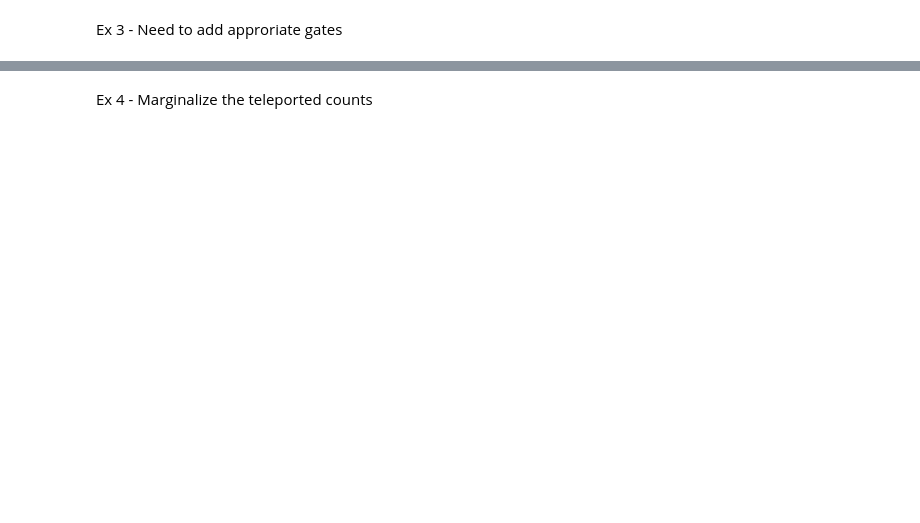
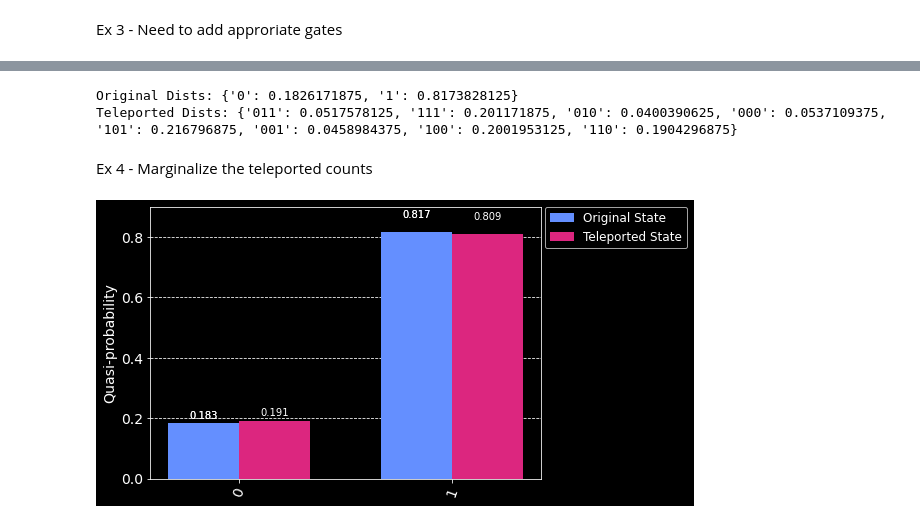
Before and after one commit to qiskit-community/qgss-2023, a Jupyter notebook: content/lab2/lab2.ipynb, the cells around one changed output, grey strips where cells are left out. Drawn from its saved outputs; the diff is of its cells as text; code cells hidden in the pictures; blank space fills up the shorter version.

Commit message:
fixed teleporation to work with Sampler from qiskit_aer

```diff
--- a/content/lab2/lab2.ipynb
+++ b/content/lab2/lab2.ipynb
@@ -321,18 +335,17 @@ angle = 5*np.pi/7
 
 qc.measure_all()
 # %%
-aer_sim = AerSimulator()
+from qiskit_aer.primitives import Sampler
+
 sampler = Sampler()
-
 job_static = sampler.run(qc.bind_parameters({theta: angle}))
 job_dynamic = sampler.run(tele_qc.bind_parameters({theta: angle}))
-# job_static = aer_sim.run(qc.bind_parameters({theta: angle}))
-# job_dynamic = aer_sim.run(tele_qc.bind_parameters({theta: angle}))
 
 print(f"Original Dists: {job_static.result().quasi_dists[0].binary_probabilities()}")
 print(f"Teleported Dists: {job_dynamic.result().quasi_dists[0].binary_probabilities()}")
-# print(f"Original Counts: {job_static.result().get_counts()}")
-# print(f"Teleported Counts: {job_dynamic.result().get_counts()}")
+# %% [output]
+Original Dists: {'0': 0.1826171875, '1': 0.8173828125}
+Teleported Dists: {'011': 0.0517578125, '111': 0.201171875, '010': 0.0400390625, '000': 0.0537109375, '101': 0.216796875, '001': 0.0458984375, '100': 0.2001953125, '110': 0.1904296875}
 # %% [markdown]
 Ex 4 - Marginalize the teleported counts
 # %%
@@ -352,6 +362,8 @@ tele_counts
 # %%
 legend = ['Original State', 'Teleported State']
-plot_histogram([job_static.result().quasi_dists[0], tele_counts], legend=legend)
+plot_histogram([job_static.result().quasi_dists[0].binary_probabilities(), tele_counts], legend=legend)
+# %% [output]
+[figure, added]
 # %%
 import qiskit.tools.jupyter
 %qiskit_version_table
```
Also changed, not shown: parts of 10 cells of this notebook.
